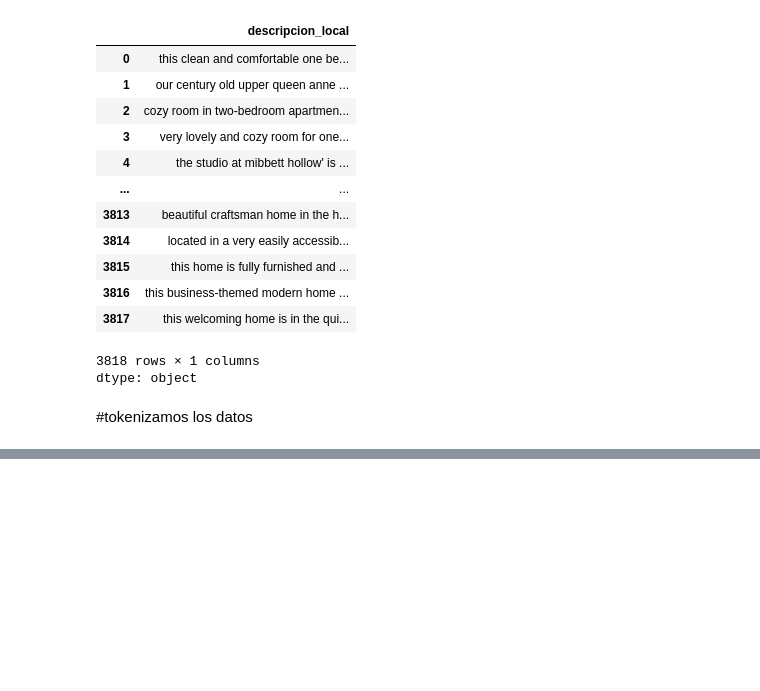
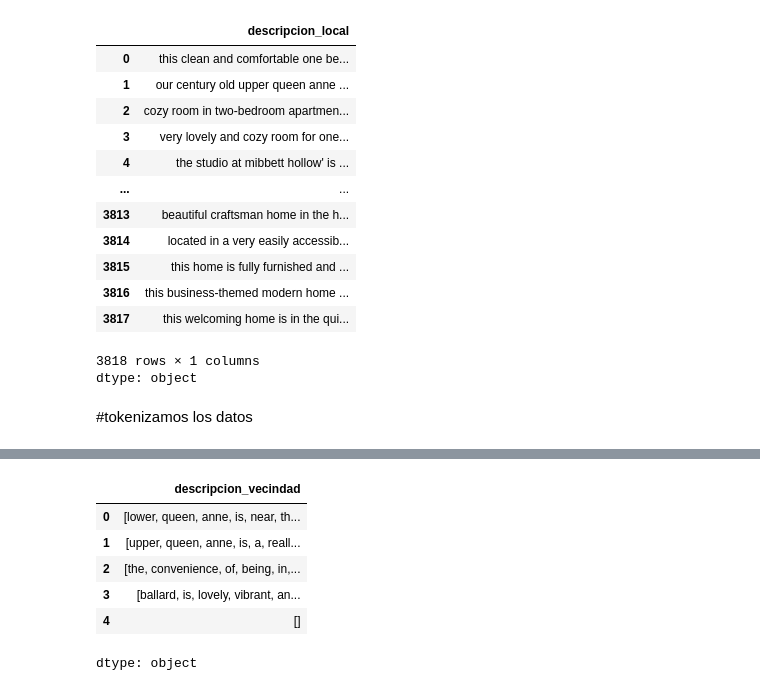
Before and after one commit to duquerson/2044-numpy-analisis-numerico-eficiente-con-python, a Jupyter notebook: Pandas_trtamiento_manipulacion.ipynb, the cells around one changed output, grey strips where cells are left out. Saved outputs shown, nothing was run; the diff lists cells and outputs as text; code cells hidden in the pictures; blank space fills up the shorter version.

```diff
--- a/Pandas_trtamiento_manipulacion.ipynb
+++ b/Pandas_trtamiento_manipulacion.ipynb
@@ -297,0 +307,15 @@ datos['descripcion_local'] = datos['descripcion_local'].str.split()
+# %%
+datos['descripcion_vecindad'] = datos['descripcion_vecindad'].str.lower()
+datos['descripcion_vecindad']=datos['descripcion_vecindad'].str.replace('[^a-zA-Z0-9\-\']',' ', regex=True)
+datos['descripcion_vecindad']=datos['descripcion_vecindad'].str.replace('(?<!\w)-(?!\w)',' ', regex=True)
+datos['descripcion_vecindad'] = datos['descripcion_vecindad'].str.split()
+# %%
+datos['descripcion_vecindad'].head()
+# %% [output]
+|  | descripcion_vecindad |
+| 0 | [lower, queen, anne, is, near, th... |
+| 1 | [upper, queen, anne, is, a, reall... |
+| 2 | [the, convenience, of, being, in,... |
+| 3 | [ballard, is, lovely, vibrant, an... |
+| 4 | [] |
+dtype: object
```
Also changed, not shown: parts of 9 cells of this notebook.
